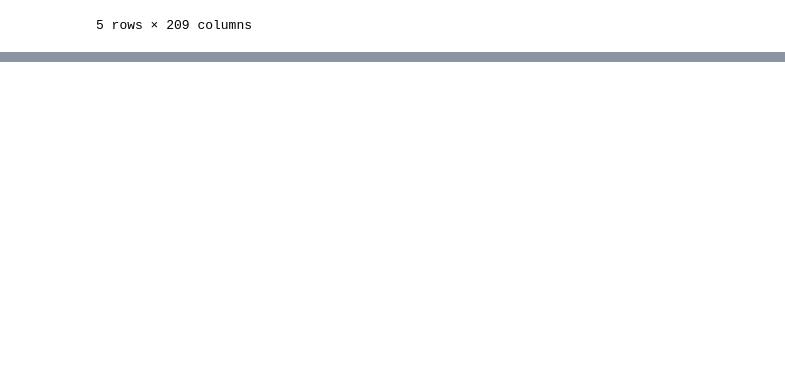
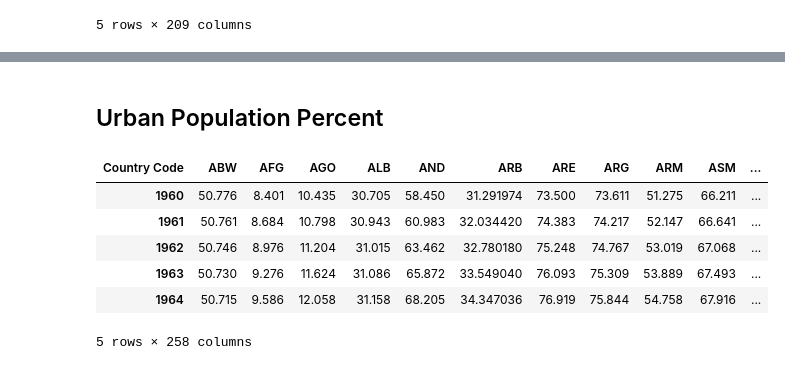
Before and after one commit to yutarochan/SOC423, a Jupyter notebook: notebooks/Preprocessing Script.ipynb, the cells around one changed output, grey strips where cells are left out. Saved outputs shown, nothing was run; the diff lists cells and outputs as text; code cells hidden in the pictures; blank space fills up the shorter version.

```diff
--- a/notebooks/Preprocessing Script.ipynb
+++ b/notebooks/Preprocessing Script.ipynb
@@ -212,0 +270,15 @@ pop_growth.head()
+# %% [markdown]
+## Urban Population Percent
+# %%
+urb_per = pd.read_csv('../data/raw/urban_pop_percent.csv', index_col=1)
+urb_per = urb_per.drop(['Country Name', 'Indicator Name', 'Indicator Code', 'Unnamed: 62'], axis=1)
+urb_per = urb_per.dropna().T
+urb_per.head()
+# %% [output]
+| Country Code | ABW | AFG | AGO | ALB | AND | ARB | ARE | ARG | ARM | ASM | ... |
+| 1960 | 50.776 | 8.401 | 10.435 | 30.705 | 58.450 | 31.291974 | 73.500 | 73.611 | 51.275 | 66.211 | ... |
+| 1961 | 50.761 | 8.684 | 10.798 | 30.943 | 60.983 | 32.034420 | 74.383 | 74.217 | 52.147 | 66.641 | ... |
+| 1962 | 50.746 | 8.976 | 11.204 | 31.015 | 63.462 | 32.780180 | 75.248 | 74.767 | 53.019 | 67.068 | ... |
+| 1963 | 50.730 | 9.276 | 11.624 | 31.086 | 65.872 | 33.549040 | 76.093 | 75.309 | 53.889 | 67.493 | ... |
+| 1964 | 50.715 | 9.586 | 12.058 | 31.158 | 68.205 | 34.347036 | 76.919 | 75.844 | 54.758 | 67.916 | ... |
+5 rows × 258 columns
```
Also changed, not shown: parts of 8 cells of this notebook, 4 other files.
